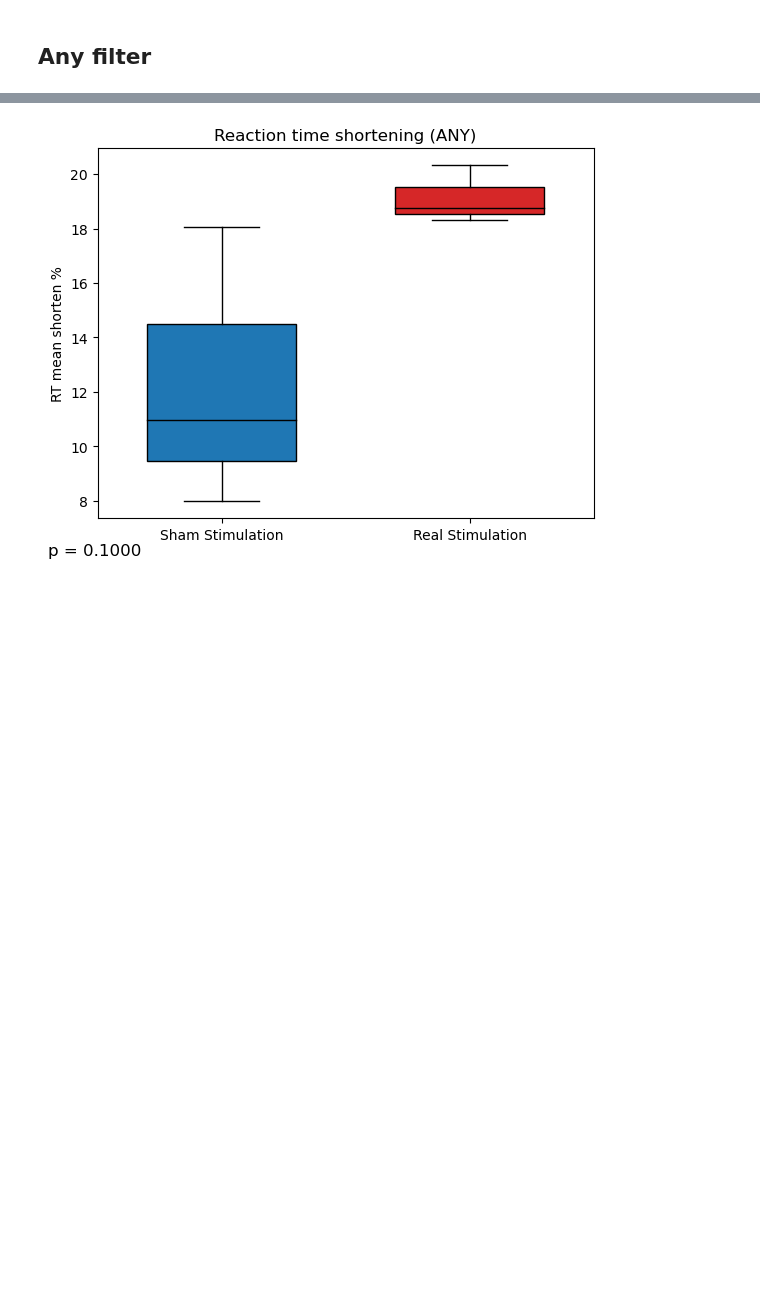
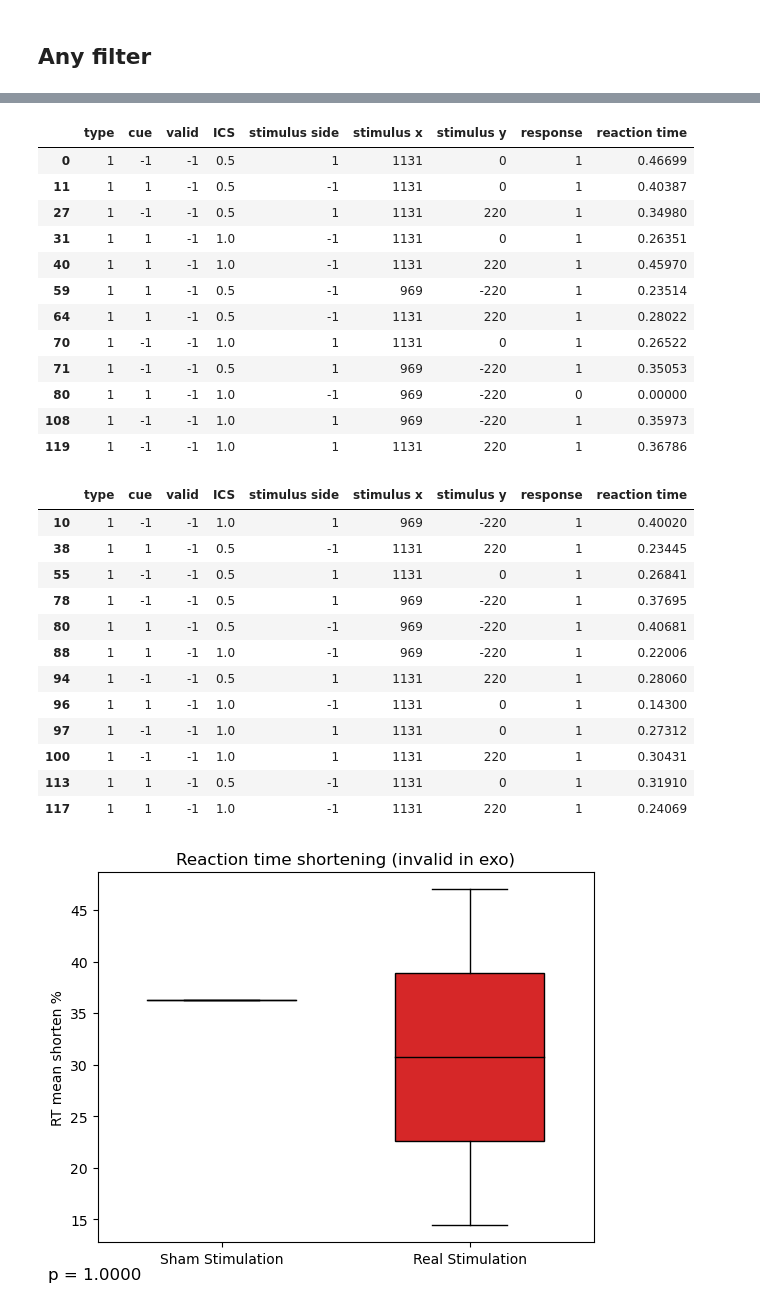
Before and after one commit to Shawnzty/tACS-Attention, a Jupyter notebook: processing/behavior.ipynb, the cells around one changed output, grey strips where cells are left out. Saved outputs shown, nothing was run; the diff lists cells and outputs as text; code cells hidden in the pictures; blank space fills up the shorter version.

```diff
--- a/processing/behavior.ipynb
+++ b/processing/behavior.ipynb
@@ -294,7 +294,7 @@ for i in range (1,9):
     behavior_compare.loc[behavior_compare['subject id'] == subject_id, 'RT median shorten %'] = median_diff/median_before*100
 # %%
 # remove the rows where the RT median shorten is negative
-# behavior_compare = behavior_compare[behavior_compare['RT median shorten %'] >= 0]
+behavior_compare = behavior_compare[behavior_compare['RT median shorten %'] >= 0]
 # display(behavior_compare)
 
 # box plot of RT difference
@@ -354,8 +354,9 @@ for i in range (1,9):
     behavior_after = pd.read_csv(behavior_after_path)
 
     # FILTERING
-    behavior_before = behavior_before[behavior_before['valid'] == 1]
-    behavior_after = behavior_after[behavior_after['valid'] == 1]
+    behavior_before = behavior_before[(behavior_before['valid'] == -1) & (behavior_before['type'] == 1)]
+    behavior_after = behavior_after[(behavior_after['valid'] == -1) & (behavior_before['type'] == 1)]
+    display(behavior_before)
 
     # display(behavior_before)
 
@@ -419,7 +420,7 @@ for compare_object in compare_objects:
 
     plt.xticks([1, 2], ['Sham Stimulation', 'Real Stimulation'])
     plt.ylabel(compare_object)
-    plt.title('Reaction time shortening (ANY)')
+    plt.title('Reaction time shortening (invalid in exo)')
 
     # Perform the Mann-Whitney U test
     U, p_value = stats.mannwhitneyu(rt_diff_sham, rt_diff_real)
@@ -435 +514,27 @@ for compare_object in compare_objects:
+|  | type | cue | valid | ICS | stimulus side | stimulus x | stimulus y | response | reaction time |
+| 0 | 1 | -1 | -1 | 0.5 | 1 | 1131 | 0 | 1 | 0.46699 |
+| 11 | 1 | 1 | -1 | 0.5 | -1 | 1131 | 0 | 1 | 0.40387 |
+| 27 | 1 | -1 | -1 | 0.5 | 1 | 1131 | 220 | 1 | 0.34980 |
+| 31 | 1 | 1 | -1 | 1.0 | -1 | 1131 | 0 | 1 | 0.26351 |
+| 40 | 1 | 1 | -1 | 1.0 | -1 | 1131 | 220 | 1 | 0.45970 |
+| 59 | 1 | 1 | -1 | 0.5 | -1 | 969 | -220 | 1 | 0.23514 |
+| 64 | 1 | 1 | -1 | 0.5 | -1 | 1131 | 220 | 1 | 0.28022 |
+| 70 | 1 | -1 | -1 | 1.0 | 1 | 1131 | 0 | 1 | 0.26522 |
+| 71 | 1 | -1 | -1 | 0.5 | 1 | 969 | -220 | 1 | 0.35053 |
+| 80 | 1 | 1 | -1 | 1.0 | -1 | 969 | -220 | 0 | 0.00000 |
+| 108 | 1 | -1 | -1 | 1.0 | 1 | 969 | -220 | 1 | 0.35973 |
+| 119 | 1 | -1 | -1 | 1.0 | 1 | 1131 | 220 | 1 | 0.36786 |
+|  | type | cue | valid | ICS | stimulus side | stimulus x | stimulus y | response | reaction time |
+| 10 | 1 | -1 | -1 | 1.0 | 1 | 969 | -220 | 1 | 0.40020 |
+| 38 | 1 | 1 | -1 | 0.5 | -1 | 1131 | 220 | 1 | 0.23445 |
+| 55 | 1 | -1 | -1 | 0.5 | 1 | 1131 | 0 | 1 | 0.26841 |
+| 78 | 1 | -1 | -1 | 0.5 | 1 | 969 | -220 | 1 | 0.37695 |
+| 80 | 1 | 1 | -1 | 0.5 | -1 | 969 | -220 | 1 | 0.40681 |
+| 88 | 1 | 1 | -1 | 1.0 | -1 | 969 | -220 | 1 | 0.22006 |
+| 94 | 1 | -1 | -1 | 0.5 | 1 | 1131 | 220 | 1 | 0.28060 |
+| 96 | 1 | 1 | -1 | 1.0 | -1 | 1131 | 0 | 1 | 0.14300 |
+| 97 | 1 | -1 | -1 | 1.0 | 1 | 1131 | 0 | 1 | 0.27312 |
+| 100 | 1 | -1 | -1 | 1.0 | 1 | 1131 | 220 | 1 | 0.30431 |
+| 113 | 1 | 1 | -1 | 0.5 | -1 | 1131 | 0 | 1 | 0.31910 |
+| 117 | 1 | 1 | -1 | 1.0 | -1 | 1131 | 220 | 1 | 0.24069 |
-[figure, old version]
+[figure, new version]
```
Also changed, not shown: parts of 2 cells of this notebook.
